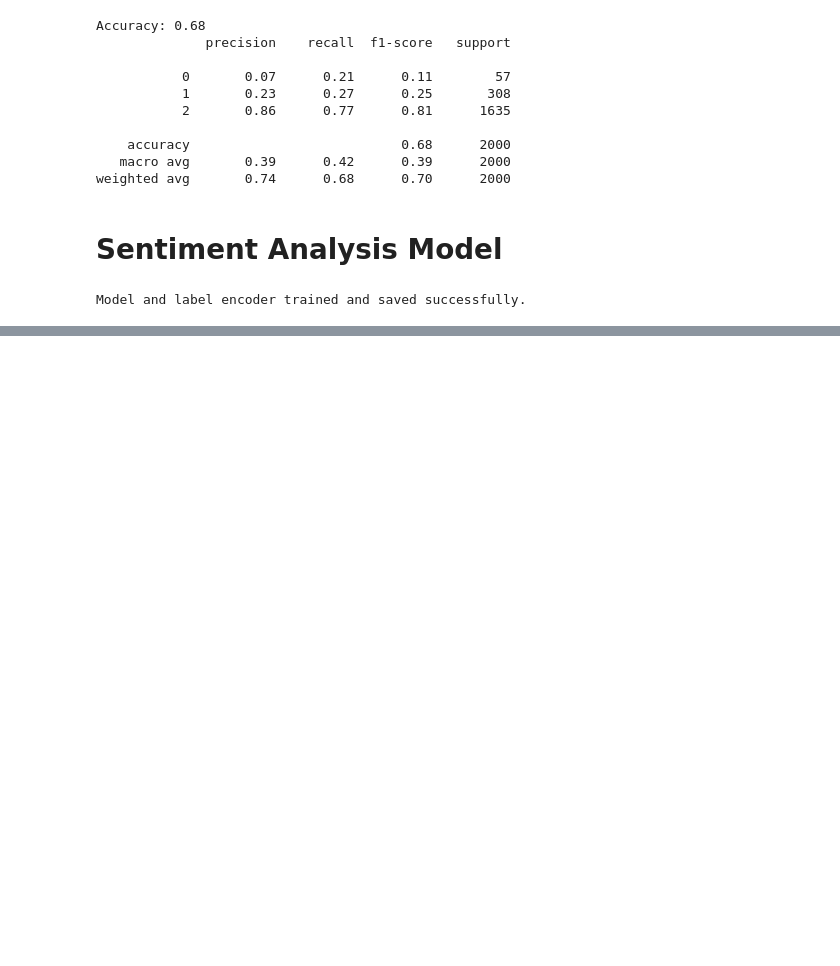
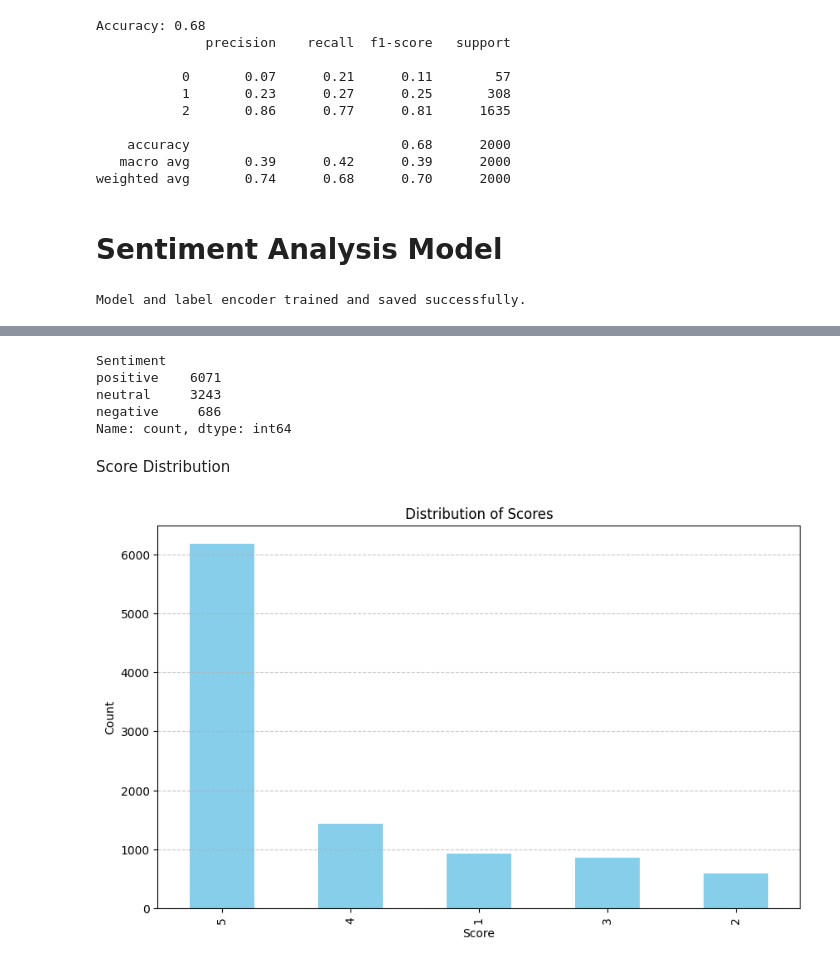
Before and after one commit to Vijayalekshmi203/SentimentAnalysis, a Jupyter notebook: SA.ipynb, the cells around one changed output, grey strips where cells are left out. Saved outputs shown, nothing was run; the diff lists cells and outputs as text; code cells hidden in the pictures; blank space fills up the shorter version.

```diff
--- a/SA.ipynb
+++ b/SA.ipynb
@@ -1887,0 +2188,25 @@ print(predicted_sentiments)
+# %%
+# Initialize SentimentAlgorithm instance
+sentiment_algorithm = SentimentAlgorithm()
+
+# Load CSV file
+csv = pd.read_csv(r'Data/Review.csv')
+data=csv[['Score','Text']]
+
+
+
+# Display the first few rows to understand the structure
+#print(data.head())
+
+# Assuming the text data is in a column named 'Text'
+# Preprocess the text data in the CSV and apply sentiment analysis
+data['Cleaned_Text'] = data['Text'].apply(lambda x: sentiment_algorithm.preprocess_paragraph(x))
+data['Sentiment_Score'] = data['Text'].apply(lambda x: sentiment_algorithm.calculate_sentiment(x))
+data['Sentiment'] = data['Text'].apply(lambda x: sentiment_algorithm.classify_sentiment(x))
+
+# Display the first few rows to see the results
+print(data.head())
+
+
+# Optionally, save the results back to a CSV file
+data.to_csv(r'Data/Review_with_Sentiments.csv', index=False)
@@ -1887,0 +2231,21 @@ print(predicted_sentiments)
+# %%
+data["Sentiment"].value_counts()
+# %% [output]
+Sentiment
+positive    6071
+neutral     3243
+negative     686
+Name: count, dtype: int64
+# %% [markdown]
+Score Distribution
+# %%
+import matplotlib.pyplot as plt
+plt.figure(figsize=(10, 6))
+data['Score'].value_counts().plot(kind='bar', color='skyblue')
+plt.title('Distribution of Scores')
+plt.xlabel('Score')
+plt.ylabel('Count')
+plt.grid(axis='y', linestyle='--', alpha=0.7)
+plt.show()
+# %% [output]
+[figure, added]
```
Also changed, not shown: parts of 21 cells of this notebook.
